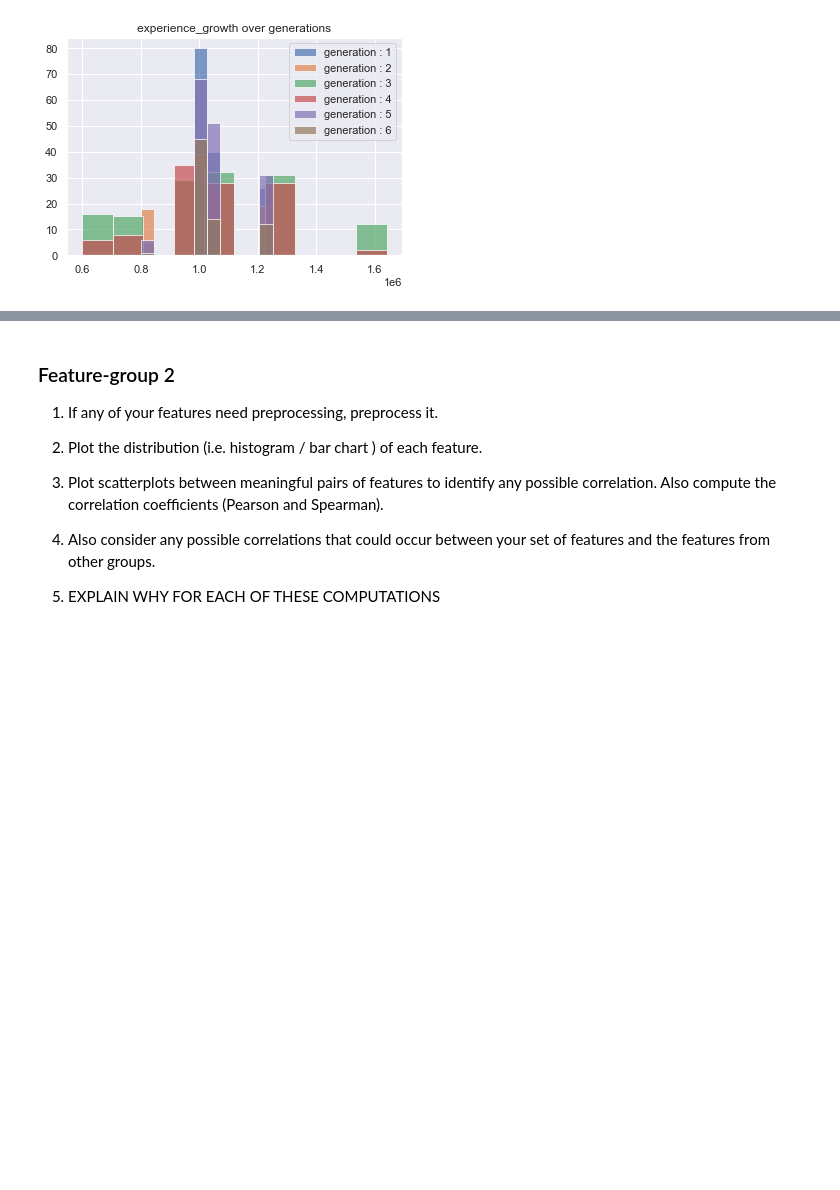
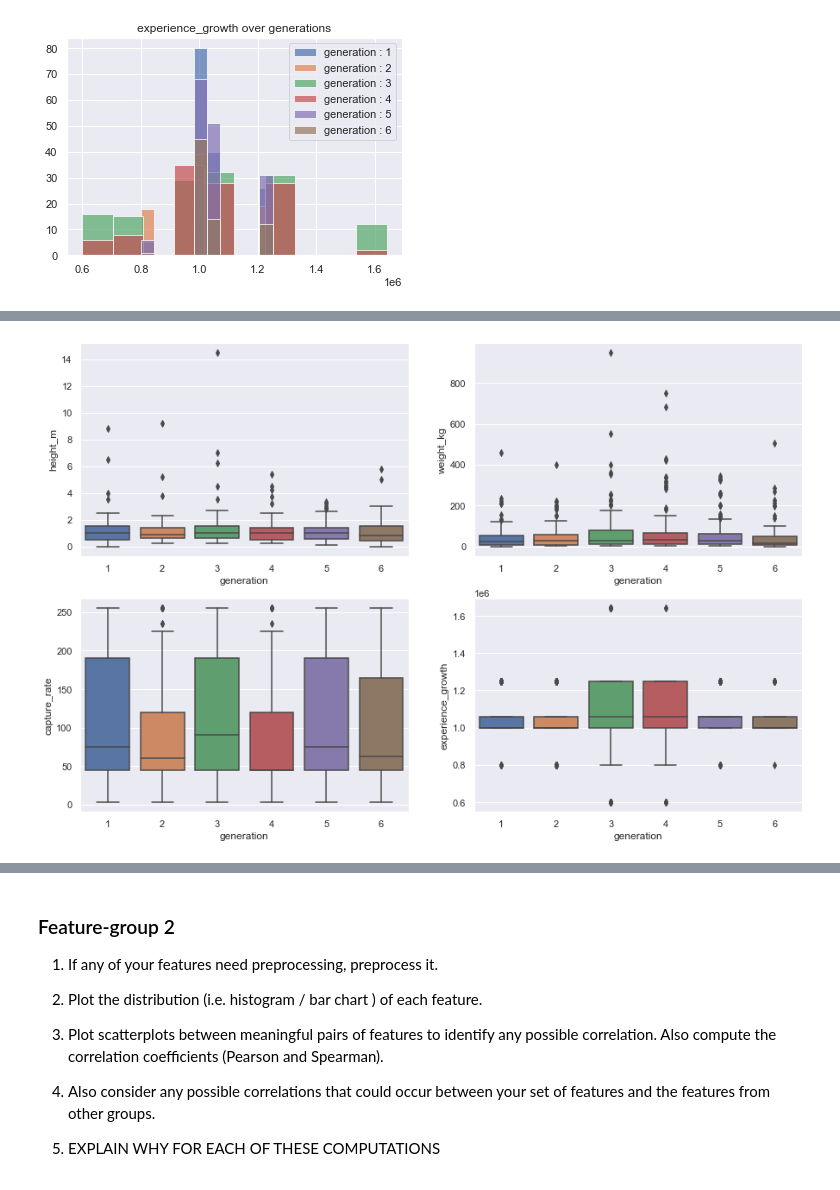
Before and after one commit to com-480-data-visualization/com-480-project-analaktycs, a Jupyter notebook: Milestone1.ipynb, the cells around one changed output, grey strips where cells are left out. Saved outputs shown, nothing was run; the diff lists cells and outputs as text; code cells hidden in the pictures; blank space fills up the shorter version.

```diff
--- a/Milestone1.ipynb
+++ b/Milestone1.ipynb
@@ -248,0 +269,8 @@ ttl=plt.title('experience_growth over generations')
+# %%
+fig, axes = plt.subplots(ncols=2, nrows=2,figsize=(15, 10))
+list_=['height_m', 'weight_kg', 'capture_rate','experience_growth']
+for i, ax in zip(range(4), axes.flat):
+    sns.catplot(x="generation", y=list_[i], kind="box",ax=ax,orient='v', data=df_groupe1)
+    plt.close()
+# %% [output]
+[figure, added]
```
Also changed, not shown: parts of 8 cells of this notebook.
